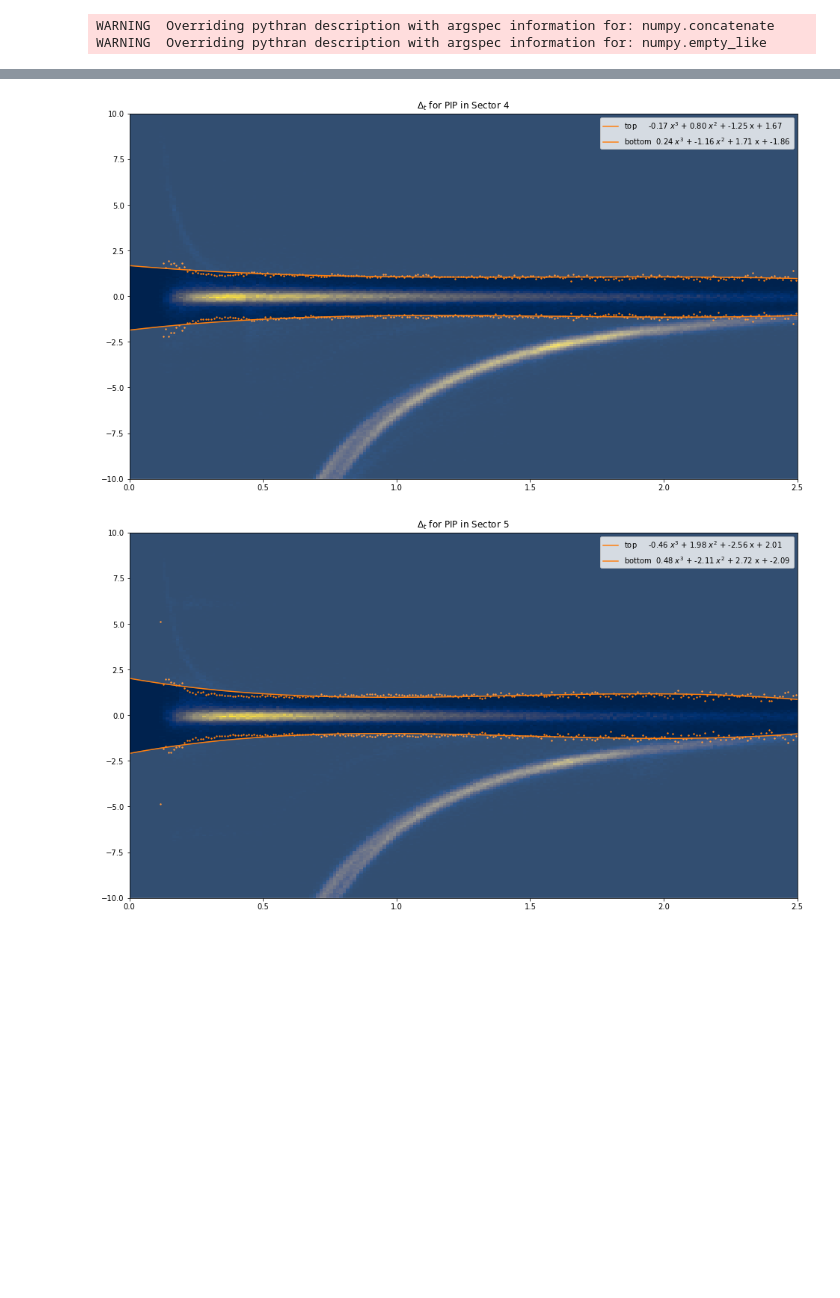
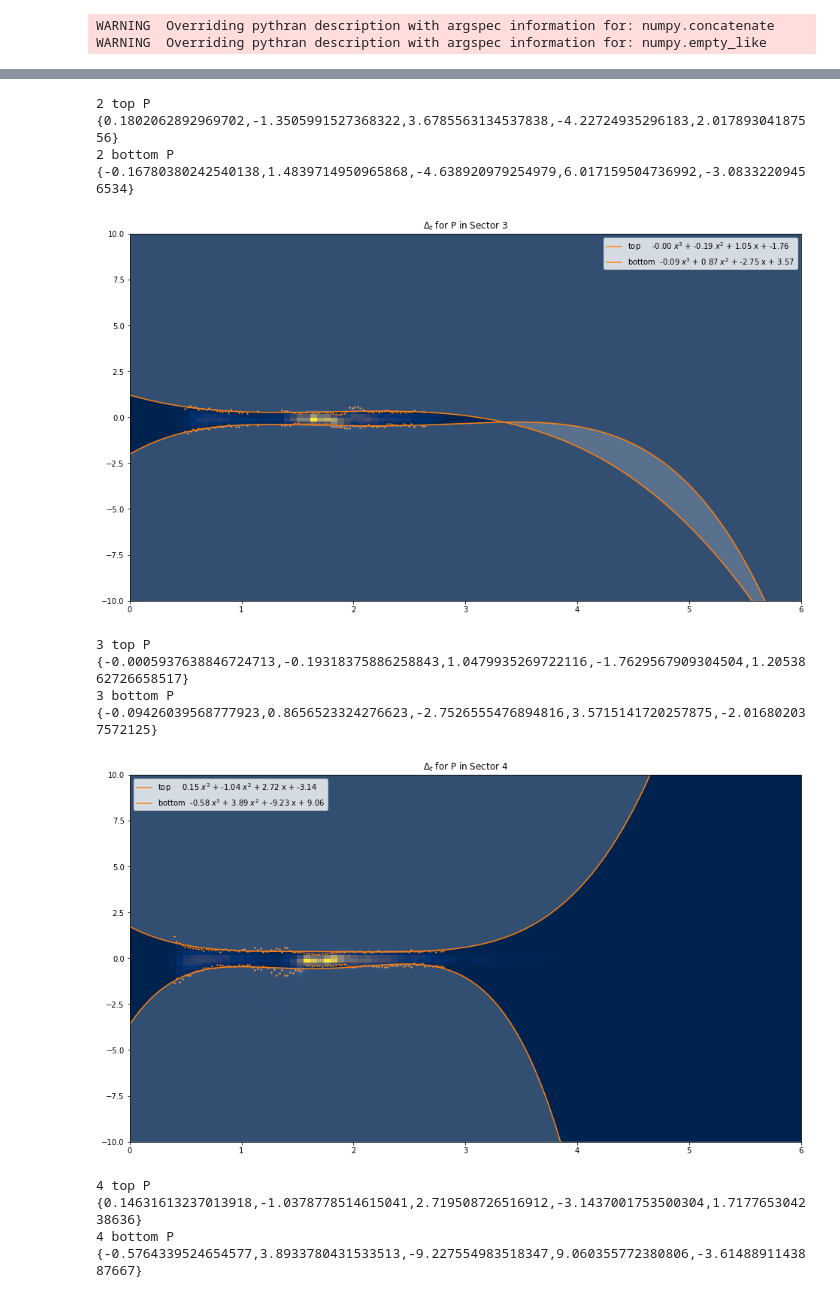
Before and after one commit to tylern4/physics_code, a Jupyter notebook: current/deltaTFitter/DtFitter.ipynb, the cells around one changed output, grey strips where cells are left out. Saved outputs shown, nothing was run; the diff lists cells and outputs as text; code cells hidden in the pictures; blank space fills up the shorter version.

```diff
--- a/current/deltaTFitter/DtFitter.ipynb
+++ b/current/deltaTFitter/DtFitter.ipynb
@@ -98,15 +94,18 @@ def gauss(x, *p):
     g1 = A*np.exp(-(x-mu)**2/(2.*sigma**2))
     return g1
 
-def poly(x, a, b, c, d):
-    y = a*x**3 + b*x**2 + c*x + d
+def poly(x, a, b, c, d, e):
+    y = a*x**4 + b*x**3 + c*x**2 + d*x + e
     return y
 
 
 def get_slices(data, sec=1, charge=1, min_p = 0.0, max_p = 4.0, num_steps = 120, particle="dt_PIP", show=False):
     slices = []
     mom = np.linspace(min_p, max_p, num=num_steps, endpoint=True)
-    d = data[(data.charge == charge) & (data.sec == sec)]
+    if sec != 0:
+        d = data[(data.charge == charge) & (data.sec == sec)]
+    else:
+        d = data[(data.charge == charge)]
     for m in range(len(mom[:-1])):
         _min = mom[m]
         _max = mom[m+1]
@@ -141,7 +140,8 @@ def get_slices(data, sec=1, charge=1, min_p = 0.0, max_p = 4.0, num_steps = 120,
                     param_bounds=((0,    -0.5,  0),
                                   (np.inf,0.5,  0.5)
                              )
-                    popt, pcov = curve_fit(gauss, xdata, ydata, p0=p0, bounds=param_bounds, method="trf", maxfev=10000)
+                    popt, pcov = curve_fit(gauss, xdata, ydata, p0=p0,
+                                           bounds=param_bounds, method="trf", maxfev=10000)
                     if show:
                         plt.plot(xdata, gauss(xdata, *popt), 'r-',
                              label='fit: A=%5.3f, mu=%5.3f, sigma=%5.3f' % tuple(popt))
@@ -190,25 +176,32 @@ plt.show()
 # %%
-for part in ["dt_PIP"]:
-    for i in range(1,7):
-        n_sigma = 5
-        slices = get_slices(data, min_p = 0.0, max_p = 2.5, num_steps = 250, sec=i, particle=part)
-        slice_p = slices[0][slices[2] > 0.1]
-        mu = slices[1][slices[2] > 0.1]
-        sigma = slices[2][slices[2] > 0.1]
+for part in ["dt_P"]:
+    for i in range(0,7):
+        n_sigma = 2
+        slices = get_slices(data, min_p = 0.0, max_p = 6.0, num_steps = 250, sec=i, particle=part)
+        slice_p = slices[0][slices[2] > 0.05]
+        mu = slices[1][slices[2] > 0.05]
+        sigma = slices[2][slices[2] > 0.05]
 
         fig = plt.figure(figsize=(16,9))
         plt.title(f"$\Delta_t$ for {part[3:]} in Sector {i}")
-        plt.hist2d(data[data.sec == i].p, data[data.sec == i][part], bins=200, range=((0, 2.5),(-10.0,10.0)), cmap='cividis')
+        if i != 0:
+            plt.hist2d(data[data.sec == i].p, data[data.sec == i][part], bins=100, range=((0, 6.0),(-10.0,10.0)), cmap='cividis')
+        else:
+            plt.hist2d(data.p, data[part], bins=200, range=((0, 6.0),(-10.0,10.0)), cmap='cividis')
+
         #plt.scatter(slice_p, mu, s=2.0, c='#bcbd22')
         plt.scatter(slice_p, mu+n_sigma*sigma, s=2.0, c='#ff7f0e')
         plt.scatter(slice_p, mu-n_sigma*sigma, s=2.0, c='#ff7f0e')
 
-        xdata = np.linspace(0,4,200)
+        xdata = np.linspace(0,6.0,200)
         popt_top, pcov_top = curve_fit(poly, slice_p, mu+n_sigma*sigma)
-        plt.plot(xdata, poly(xdata, *popt_top), c='#ff7f0e', label=f'top\t{popt_top[0]:0.2f} $x^3$ + {popt_top[1]:0.2f} $x^2$ + {popt_top[2]:0.2f} x + {popt_top[3]:0.2f}')
+        plt.plot(xdata, poly(xdata, *popt_top), c='#ff7f0e',
+                 label=f'top\t{popt_top[0]:0.2f} $x^3$ + {popt_top[1]:0.2f} $x^2$ + {popt_top[2]:0.2f} x + {popt_top[3]:0.2f}')
 
         popt_bottom, pcov_bottom = curve_fit(poly, slice_p, mu-n_sigma*sigma)
-        plt.plot(xdata, poly(xdata, *popt_bottom), c='#ff7f0e',label=f'bottom\t{popt_bottom[0]:0.2f} $x^3$ + {popt_bottom[1]:0.2f} $x^2$ + {popt_bottom[2]:0.2f} x + {popt_bottom[3]:0.2f}')
+        plt.plot(xdata, poly(xdata, *popt_bottom), c='#ff7f0e',
+                 label=f'bottom\t{popt_bottom[0]:0.2f} $x^3$ + {popt_bottom[1]:0.2f} $x^2$ + {popt_bottom[2]:0.2f} x + {popt_bottom[3]:0.2f}')
+
 
         plt.fill_between(xdata, poly(xdata, *popt_top), 10, alpha=0.2, color='white')
         plt.fill_between(xdata, poly(xdata, *popt_bottom), -10, alpha=0.2, color='white')
@@ -216,4 +209,7 @@ for part in ["dt_PIP"]:
 
 
         plt.show()
+
+        print(f"{i} top {part[3:]} {{{popt_top[0]},{popt_top[1]},{popt_top[2]},{popt_top[3]},{popt_top[4]}}}")
+        print(f"{i} bottom {part[3:]} {{{popt_bottom[0]},{popt_bottom[1]},{popt_bottom[2]},{popt_bottom[3]},{popt_bottom[4]}}}")
 # %% [output]
@@ -223,2 +223,8 @@ for part in ["dt_PIP"]:
+2 top P {0.1802062892969702,-1.3505991527368322,3.6785563134537838,-4.22724935296183,2.01789304187556}
+2 bottom P {-0.16780380242540138,1.4839714950965868,-4.638920979254979,6.017159504736992,-3.08332209456534}
-[figure, old version]
+[figure, new version]
+3 top P {-0.0005937638846724713,-0.19318375886258843,1.0479935269722116,-1.7629567909304504,1.2053862726658517}
+3 bottom P {-0.09426039568777923,0.8656523324276623,-2.7526555476894816,3.5715141720257875,-2.016802037572125}
-[figure, old version]
+[figure, new version]
+4 top P {0.14631613237013918,-1.0378778514615041,2.719508726516912,-3.1437001753500304,1.717765304238636}
+4 bottom P {-0.5764339524654577,3.8933780431533513,-9.227554983518347,9.060355772380806,-3.6148891143887667}
```
Also changed, not shown: parts of 10 cells of this notebook, 20 other files.
